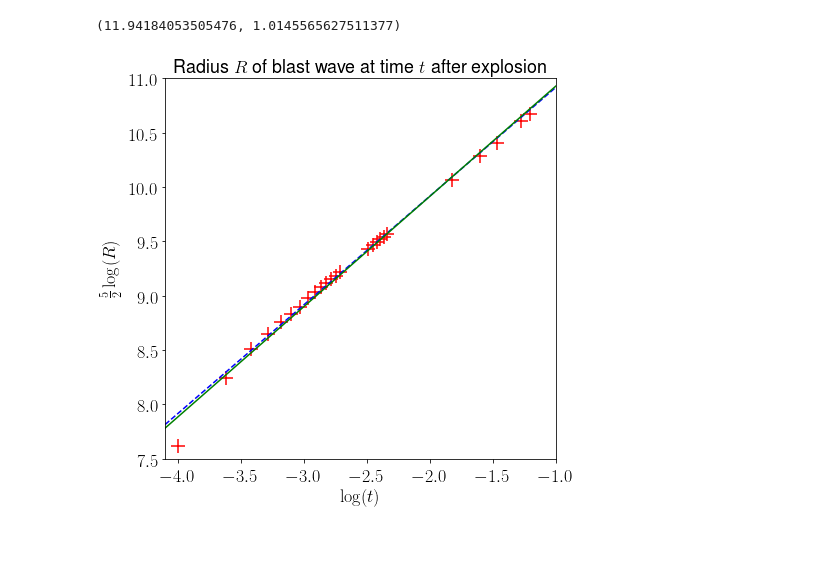
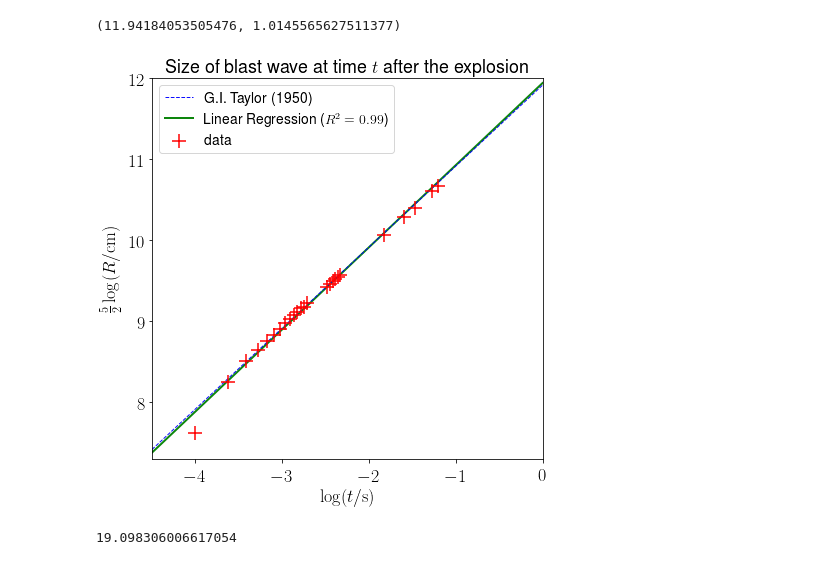
Before and after one commit to jsdiazpo/Physics-Digressions, a Jupyter notebook: Trinity-Test.ipynb, the cells around one changed output. Cells and saved outputs as stored; diff of their text form; code cells hidden in the pictures.

```diff
--- a/Trinity-Test.ipynb
+++ b/Trinity-Test.ipynb
@@ -20,6 +20,7 @@ df['R_cm'] = df['R_m'] * 1e2
 df['log10_t'] = df['t_sec'].apply(lambda x: np.log10(x))
 df['log10_R'] = df['R_cm'].apply(lambda x: np.log10(x))
 df['5/2*log10_R'] = df['log10_R'] * 5/2
+df['5/2*log10R'] = df['log10_R'] * 5/2
 # %%
 len(df)
 # %% [output]
@@ -82,21 +83,27 @@ model.intercept_, model.coef_[0]
 # %%
 fig, ax = plt.subplots()
 fig.set_size_inches(7, 7)
-xmin, xmax = -4.1, -1
-ymin, ymax = 7.5, 11
-ax.set_title(r'Radius $R$ of blast wave at time $t$ after explosion', fontsize=18)
-ax.scatter(df['log10_t'], df['5/2*log10_R'], s=180, marker='+', color='r')
+xmin, xmax = -4.5, 0
+ymin, ymax = 7.3, 12
+ax.set_title(r'Size of blast wave at time $t$ after the explosion', fontsize=18)
+ax.scatter(df['log10_t'], df['5/2*log10R'], s=180, marker='+', color='r', label='data', zorder=10)
 logt = np.linspace(xmin, xmax, 2)
-ax.plot(logt, logt + 11.915, 'b--')
-ax.plot(logt, model.intercept_ + model.coef_[0] * logt, 'g-')
+ax.plot(logt, logt + 11.915, 'b--', label='G.I. Taylor (1950)', linewidth=1, zorder=1, alpha=0.95)
+ax.plot(logt, model.intercept_ + model.coef_[0] * logt, 'g-', linewidth=2,
+        label=f'Linear Regression ($R^2 = {r2_score(yhat, y):.2f}$)', zorder=0, alpha=0.95)
 ax.set_xlim(xmin, xmax)
 ax.set_ylim(ymin, ymax)
-ax.set_xlabel(r'$\log(t)$', fontsize=18)
-ax.set_ylabel(r'$\frac{5}{2}\log(R)$', fontsize=18)
+ax.set_xlabel(r'$\log(t/\mathrm{s})$', fontsize=18)
+ax.set_ylabel(r'$\frac{5}{2}\log(R/\mathrm{cm})$', fontsize=18)
 # ax.set_xticklabels(x_ticks, rotation=0, fontsize=15)
 # ax.set_yticklabels(y_ticks, rotation=0, fontsize=15)
-plt.rc('xtick',labelsize=18)
-plt.rc('ytick',labelsize=18);
+plt.rc('xtick', labelsize=18)
+plt.rc('ytick', labelsize=18)
+plt.legend(fontsize=14);
 # fig.savefig('plots/BlastWaveRadius.pdf', bbox_inches='tight')
 # %% [output]
-[figure, old version]
+[figure, new version]
+# %%
+10**(11.94*2) * 0.856 *1e-10 * 1.25 / ( 4.25e9) * 1e-3
+# %% [output]
+19.098306006617054
```
Also changed, not shown: parts of 1 cell of this notebook.
